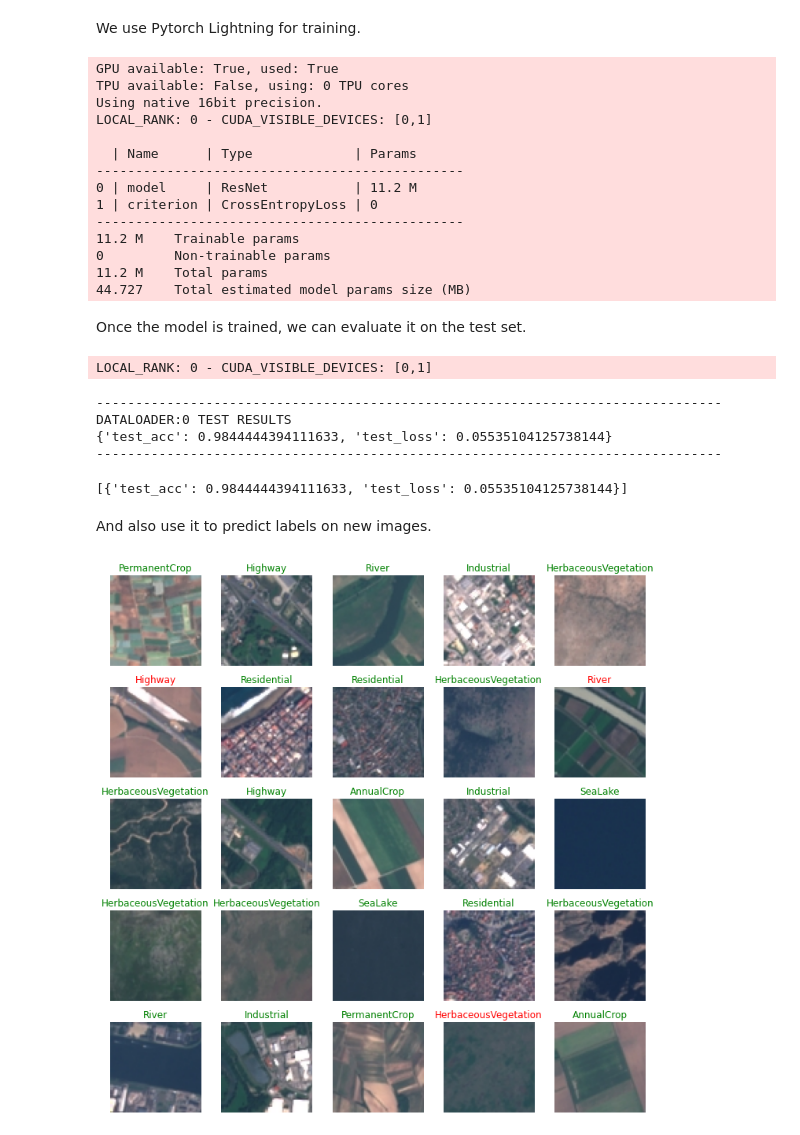
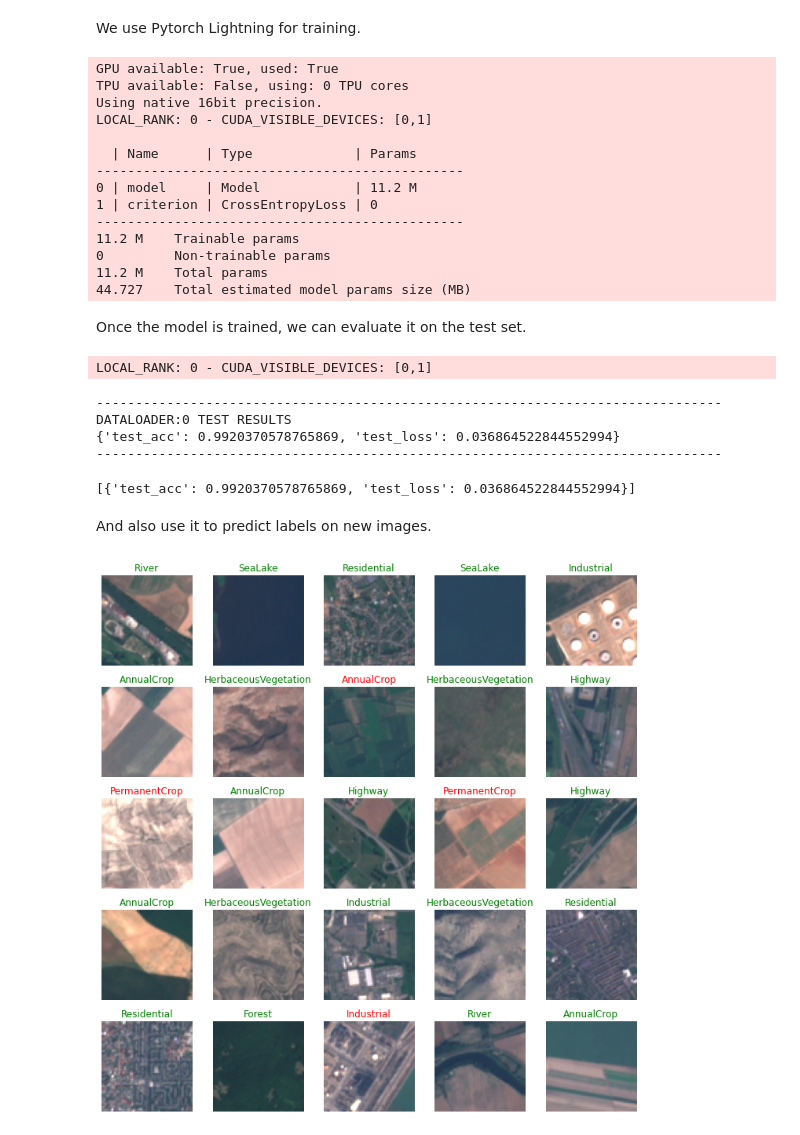
Before and after one commit to earthpulse/pytorchEO, a Jupyter notebook: examples/eurosat.ipynb, the cells around one changed output. Drawn from its saved outputs; the diff is of its cells as text; code cells hidden in the pictures.

```diff
--- a/examples/eurosat.ipynb
+++ b/examples/eurosat.ipynb
@@ -44,7 +47,7 @@ imgs, labels = next(iter(ds.train_dataloader()))
 fig = plt.figure(figsize=(10, 10))
 for i, (img, label) in enumerate(zip(imgs, labels)):
     ax = plt.subplot(5, 5, i + 1)
-    ax.imshow(img.permute(1,2,0))
+    ax.imshow(img)
     ax.set_title(ds.classes[label.item()])
     ax.axis('off')
 plt.tight_layout()
@@ -54,17 +57,35 @@ plt.show()
 # %% [markdown]
 Let's train an image classifier on this dataset. For that, we need a model. In this case, we are going to use a pretrained `resnet18` from the `timm` library.
+# %%
+from einops import rearrange
+import torch
+import timm
+
+class Model(torch.nn.Module):
+
+    def __init__(self, in_chans=3, num_classes=10):
+        super().__init__()
+        self.model = timm.create_model(
+            'resnet18',
+            pretrained='imagenet',
+            in_chans=in_chans,
+            num_classes=num_classes
+        )
+
+    def forward(self, x):
+        # here we have a tensor with dims (b h w c) and type uint8 (values between 0-255)
+        # resnet18 is a CNN that need channels first
+        x = rearrange(x, 'b h w c -> b c h w')
+        # our RGB image are uint8, need to be float in the range 0-1
+        x = (x / 255).float()
+        # now we can apply the model
+        return self.model(x)
 # %%
-import timm
 from pytorch_eo.tasks.classification import ImageClassification
 
 ds = EuroSATRGB(batch_size=1024)
 
-model = timm.create_model(
-    'resnet18',
-    pretrained='imagenet',
-    in_chans=ds.in_chans,
-    num_classes=ds.num_classes
-)
+model = Model(in_chans=ds.in_chans, num_classes=ds.num_classes)
 
 task = ImageClassification(model)
 # %% [markdown]
@@ -75,7 +96,7 @@ import pytorch_lightning as pl
 trainer = pl.Trainer(
     gpus=1,
     precision=16,
-    max_epochs=5,
+    max_epochs=10,
 )
 
 trainer.fit(task, ds)
@@ -87,7 +108,7 @@ LOCAL_RANK: 0 - CUDA_VISIBLE_DEVICES: [0,1]
 
   | Name      | Type             | Params
 -----------------------------------------------
-0 | model     | ResNet           | 11.2 M
+0 | model     | Model            | 11.2 M
 1 | criterion | CrossEntropyLoss | 0
 -----------------------------------------------
 11.2 M    Trainable params
@@ -102,9 +123,9 @@ trainer.test()
 LOCAL_RANK: 0 - CUDA_VISIBLE_DEVICES: [0,1]
 --------------------------------------------------------------------------------
 DATALOADER:0 TEST RESULTS
-{'test_acc': 0.9844444394111633, 'test_loss': 0.05535104125738144}
+{'test_acc': 0.9920370578765869, 'test_loss': 0.036864522844552994}
 --------------------------------------------------------------------------------
-[{'test_acc': 0.9844444394111633, 'test_loss': 0.05535104125738144}]
+[{'test_acc': 0.9920370578765869, 'test_loss': 0.036864522844552994}]
 # %% [markdown]
 And also use it to predict labels on new images.
 # %%
@@ -119,18 +140,18 @@ dl = DataLoader(
 # %%
 imgs, labels = next(iter(dl))
 
 preds = task.predict(imgs)
 preds = torch.argmax(preds, axis=1)
 
 fig = plt.figure(figsize=(10, 10))
-for i, (img, label, pred) in enumerate(zip(imgs[:25], labels[:25], preds[:25])):
+for i, (img, label, pred) in enumerate(zip(imgs, labels, preds)):
 	ax = plt.subplot(5, 5, i + 1)
-	ax.imshow(img.permute(1,2,0))
+	ax.imshow(img)
 	gt = ds.classes[label.item()]
 	pred = ds.classes[pred.item()]
 	ax.set_title(gt, color="green" if gt == pred else 'red')
 	ax.axis('off')
 plt.tight_layout()
 plt.show()
 # %% [output]
-[figure, old version]
+[figure, new version]
```
Also changed, not shown: parts of 2 cells of this notebook, 20 other files.
